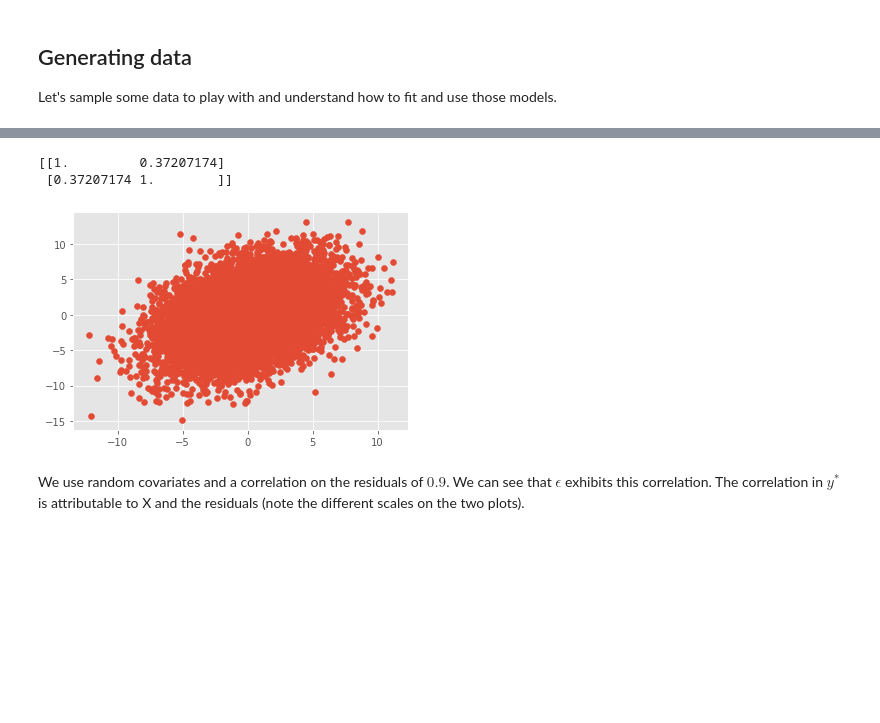
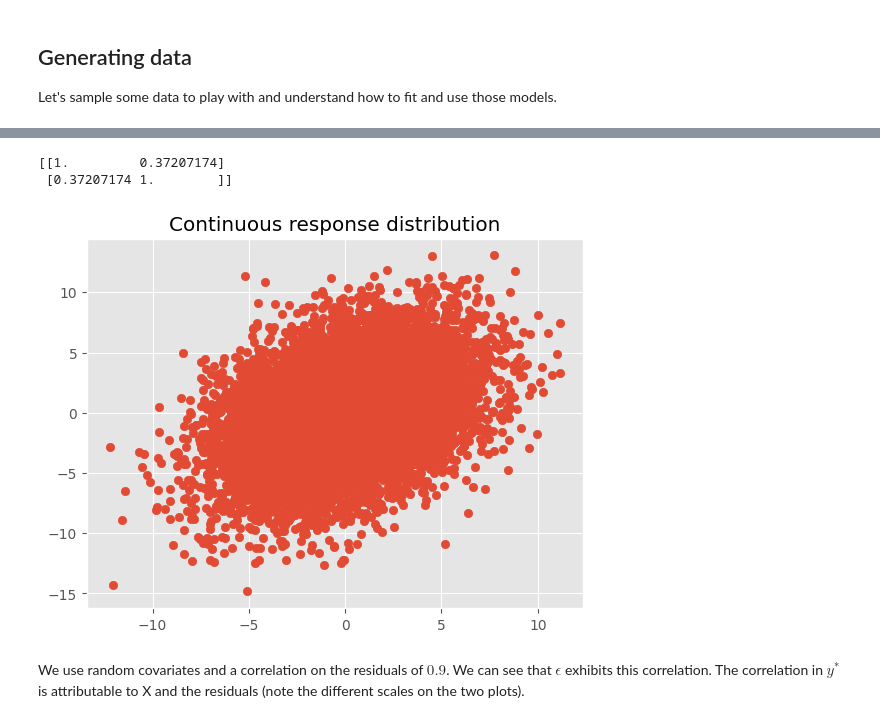
Before and after one commit to aevive/blog, a Jupyter notebook: chapters/7h_multivariate_probit_regression.ipynb, the cells around one changed output, grey strips where cells are left out. Saved outputs shown, nothing was run; the diff lists cells and outputs as text; code cells hidden in the pictures; blank space fills up the shorter version.

```diff
--- a/chapters/7h_multivariate_probit_regression.ipynb
+++ b/chapters/7h_multivariate_probit_regression.ipynb
@@ -94,10 +103,12 @@ print(jnp.corrcoef(eps.T))
 # %%
 plt.scatter(y_star_mu[:, 0], y_star_mu[:, 1])
 print(jnp.corrcoef(y_star_mu.T))
+plt.title("Continuous response distribution")
+plt.show()
 # %% [output]
 [[1.         0.37207174]
  [0.37207174 1.        ]]
-[figure, old version]
+[figure, new version]
 # %% [markdown]
 We use random covariates and a correlation on the residuals of $0.9$. We can see that $\epsilon$ exhibits this correlation.
 The correlation in $y^*$ is attributable to X and the residuals (note the different scales on the two plots).
```
Also changed, not shown: parts of 133 cells of this notebook, 8 other files.
